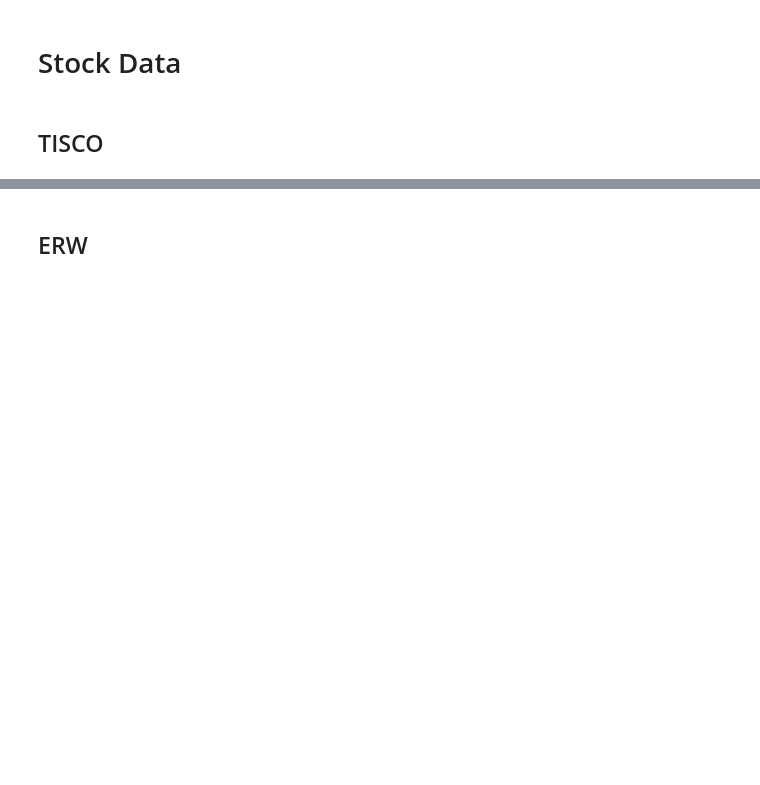
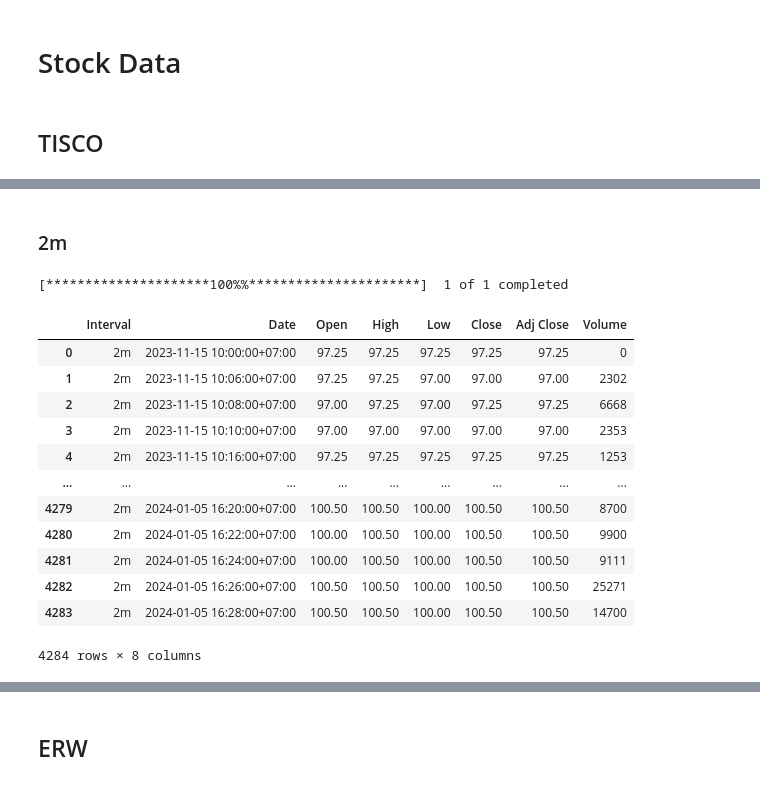
Before and after one commit to y-lims/DADS6003_Buy-Sell_Stock_Forecasting, a Jupyter notebook: medium_source.ipynb, the cells around one changed output, grey strips where cells are left out. Cells and saved outputs as stored; diff of their text form; code cells hidden in the pictures; blank space fills up the shorter version.

```diff
--- a/medium_source.ipynb
+++ b/medium_source.ipynb
@@ -130,0 +72,42 @@ OSError: Cannot save file into a non-existent directory: '\Users\thanyalak\Deskt
+# %% [markdown]
+### 2m
+# %%
+# TISCO 2m
+stock_symbol = 'TISCO.BK'
+end_date = datetime.today().strftime('%Y-%m-%d')
+start_date = (datetime.today() - timedelta(days=59)).strftime('%Y-%m-%d')
+intervals = ['2m']
+
+# Create an empty DataFrame to store the results
+TISCO_2m_df = pd.DataFrame()
+
+# Loop through each interval and append data to the DataFrame
+for interval in intervals:
+    data = yf.download(stock_symbol, start=start_date, end=end_date, interval=interval)
+    # Add a level to the MultiIndex for the interval
+    data.index = pd.MultiIndex.from_product([[interval], data.index], names=['Interval', 'Date'])
+    TISCO_2m_df = pd.concat([TISCO_2m_df, data])
+
+# Reset the index to get Date as a column
+TISCO_2m_df.reset_index(inplace=True)
+
+# Display the resulting DataFrame
+display(TISCO_2m_df)
+
+# Save the DataFrame to a CSV file
+TISCO_2m_df.to_csv('data_TISCO_2m.csv', index=False)
+# %% [output]
+[*********************100%%**********************]  1 of 1 completed
+|  | Interval | Date | Open | High | Low | Close | Adj Close | Volume |
+| 0 | 2m | 2023-11-15 10:00:00+07:00 | 97.25 | 97.25 | 97.25 | 97.25 | 97.25 | 0 |
+| 1 | 2m | 2023-11-15 10:06:00+07:00 | 97.25 | 97.25 | 97.00 | 97.00 | 97.00 | 2302 |
+| 2 | 2m | 2023-11-15 10:08:00+07:00 | 97.00 | 97.25 | 97.00 | 97.25 | 97.25 | 6668 |
+| 3 | 2m | 2023-11-15 10:10:00+07:00 | 97.00 | 97.00 | 97.00 | 97.00 | 97.00 | 2353 |
+| 4 | 2m | 2023-11-15 10:16:00+07:00 | 97.25 | 97.25 | 97.25 | 97.25 | 97.25 | 1253 |
+| ... | ... | ... | ... | ... | ... | ... | ... | ... |
+| 4279 | 2m | 2024-01-05 16:20:00+07:00 | 100.50 | 100.50 | 100.00 | 100.50 | 100.50 | 8700 |
+| 4280 | 2m | 2024-01-05 16:22:00+07:00 | 100.00 | 100.50 | 100.00 | 100.50 | 100.50 | 9900 |
+| 4281 | 2m | 2024-01-05 16:24:00+07:00 | 100.00 | 100.50 | 100.00 | 100.50 | 100.50 | 9111 |
+| 4282 | 2m | 2024-01-05 16:26:00+07:00 | 100.50 | 100.50 | 100.00 | 100.50 | 100.50 | 25271 |
+| 4283 | 2m | 2024-01-05 16:28:00+07:00 | 100.50 | 100.50 | 100.00 | 100.50 | 100.50 | 14700 |
+4284 rows × 8 columns
```
Also changed, not shown: parts of 71 cells of this notebook.
